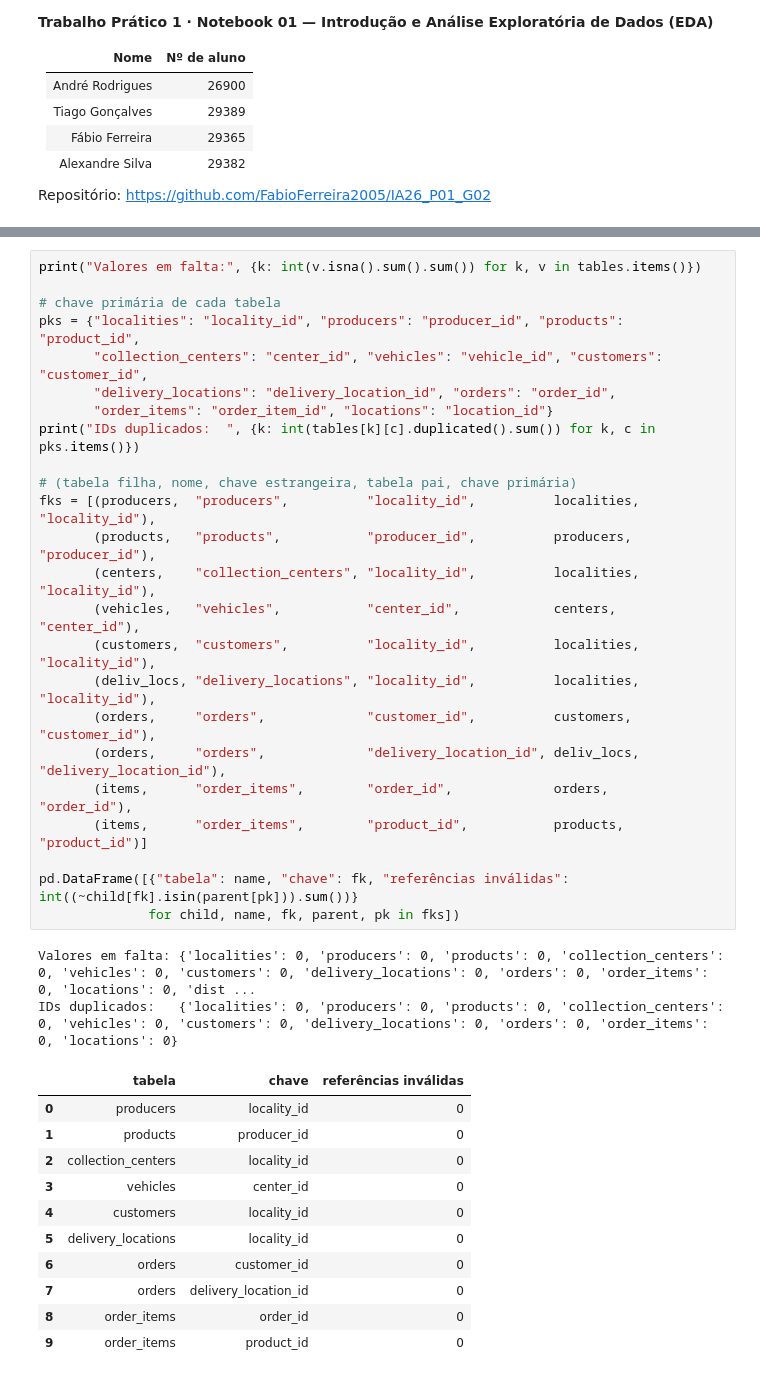
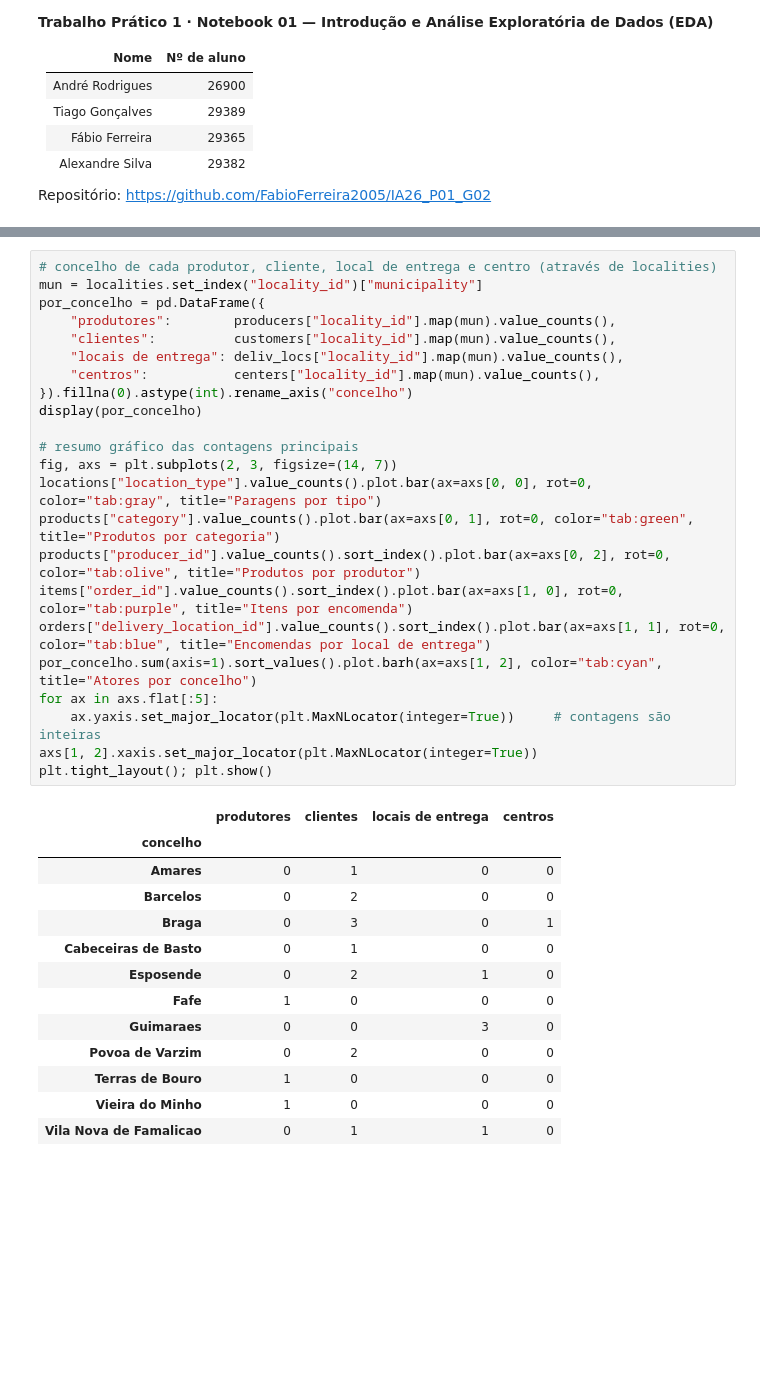
Before and after one commit to FabioFerreira2005/IA26_P01_G02, a Jupyter notebook: 01_eda_tiny.ipynb, the cells around one changed output, grey strips where cells are left out. Drawn from its saved outputs; the diff is of its cells as text; blank space fills up the shorter version.

```diff
--- a/01_eda_tiny.ipynb
+++ b/01_eda_tiny.ipynb
@@ -215,38 +197,37 @@ Verificamos três aspetos:
 # %%
-print("Valores em falta:", {k: int(v.isna().sum().sum()) for k, v in tables.items()})
+# concelho de cada produtor, cliente, local de entrega e centro (através de localities)
+mun = localities.set_index("locality_id")["municipality"]
+por_concelho = pd.DataFrame({
+    "produtores":        producers["locality_id"].map(mun).value_counts(),
+    "clientes":          customers["locality_id"].map(mun).value_counts(),
+    "locais de entrega": deliv_locs["locality_id"].map(mun).value_counts(),
+    "centros":           centers["locality_id"].map(mun).value_counts(),
+}).fillna(0).astype(int).rename_axis("concelho")
+display(por_concelho)
 
-# chave primária de cada tabela
-pks = {"localities": "locality_id", "producers": "producer_id", "products": "product_id",
-       "collection_centers": "center_id", "vehicles": "vehicle_id", "customers": "customer_id",
-       "delivery_locations": "delivery_location_id", "orders": "order_id",
-       "order_items": "order_item_id", "locations": "location_id"}
-print("IDs duplicados:  ", {k: int(tables[k][c].duplicated().sum()) for k, c in pks.items()})
-
-# (tabela filha, nome, chave estrangeira, tabela pai, chave primária)
-fks = [(producers,  "producers",          "locality_id",          localities, "locality_id"),
-       (products,   "products",           "producer_id",          producers,  "producer_id"),
-       (centers,    "collection_centers", "locality_id",          localities, "locality_id"),
-       (vehicles,   "vehicles",           "center_id",            centers,    "center_id"),
-       (customers,  "customers",          "locality_id",          localities, "locality_id"),
-       (deliv_locs, "delivery_locations", "locality_id",          localities, "locality_id"),
-       (orders,     "orders",             "customer_id",          customers,  "customer_id"),
-       (orders,     "orders",             "delivery_location_id", deliv_locs, "delivery_location_id"),
-       (items,      "order_items",        "order_id",             orders,     "order_id"),
-       (items,      "order_items",        "product_id",           products,   "product_id")]
-
-pd.DataFrame([{"tabela": name, "chave": fk, "referências inválidas": int((~child[fk].isin(parent[pk])).sum())}
-              for child, name, fk, parent, pk in fks])
+# resumo gráfico das contagens principais
+fig, axs = plt.subplots(2, 3, figsize=(14, 7))
+locations["location_type"].value_counts().plot.bar(ax=axs[0, 0], rot=0, color="tab:gray", title="Paragens por tipo")
+products["category"].value_counts().plot.bar(ax=axs[0, 1], rot=0, color="tab:green", title="Produtos por categoria")
+products["producer_id"].value_counts().sort_index().plot.bar(ax=axs[0, 2], rot=0, color="tab:olive", title="Produtos por produtor")
+items["order_id"].value_counts().sort_index().plot.bar(ax=axs[1, 0], rot=0, color="tab:purple", title="Itens por encomenda")
+orders["delivery_location_id"].value_counts().sort_index().plot.bar(ax=axs[1, 1], rot=0, color="tab:blue", title="Encomendas por local de entrega")
+por_concelho.sum(axis=1).sort_values().plot.barh(ax=axs[1, 2], color="tab:cyan", title="Atores por concelho")
+for ax in axs.flat[:5]:
+    ax.yaxis.set_major_locator(plt.MaxNLocator(integer=True))     # contagens são inteiras
+axs[1, 2].xaxis.set_major_locator(plt.MaxNLocator(integer=True))
+plt.tight_layout(); plt.show()
 # %% [output]
-Valores em falta: {'localities': 0, 'producers': 0, 'products': 0, 'collection_centers': 0, 'vehicles': 0, 'customers': 0, 'delivery_locations': 0, 'orders': 0, 'order_items': 0, 'locations': 0, 'dist ...
-IDs duplicados:   {'localities': 0, 'producers': 0, 'products': 0, 'collection_centers': 0, 'vehicles': 0, 'customers': 0, 'delivery_locations': 0, 'orders': 0, 'order_items': 0, 'locations': 0}
-|  | tabela | chave | referências inválidas |
-| 0 | producers | locality_id | 0 |
-| 1 | products | producer_id | 0 |
-| 2 | collection_centers | locality_id | 0 |
-| 3 | vehicles | center_id | 0 |
-| 4 | customers | locality_id | 0 |
-| 5 | delivery_locations | locality_id | 0 |
-| 6 | orders | customer_id | 0 |
-| 7 | orders | delivery_location_id | 0 |
-| 8 | order_items | order_id | 0 |
-| 9 | order_items | product_id | 0 |
+|  | produtores | clientes | locais de entrega | centros |
+| concelho |  |  |  |  |
+| Amares | 0 | 1 | 0 | 0 |
+| Barcelos | 0 | 2 | 0 | 0 |
+| Braga | 0 | 3 | 0 | 1 |
+| Cabeceiras de Basto | 0 | 1 | 0 | 0 |
+| Esposende | 0 | 2 | 1 | 0 |
+| Fafe | 1 | 0 | 0 | 0 |
+| Guimaraes | 0 | 0 | 3 | 0 |
+| Povoa de Varzim | 0 | 2 | 0 | 0 |
+| Terras de Bouro | 1 | 0 | 0 | 0 |
+| Vieira do Minho | 1 | 0 | 0 | 0 |
+| Vila Nova de Famalicao | 0 | 1 | 1 | 0 |
```
Also changed, not shown: parts of 43 cells of this notebook, 12 other files.
